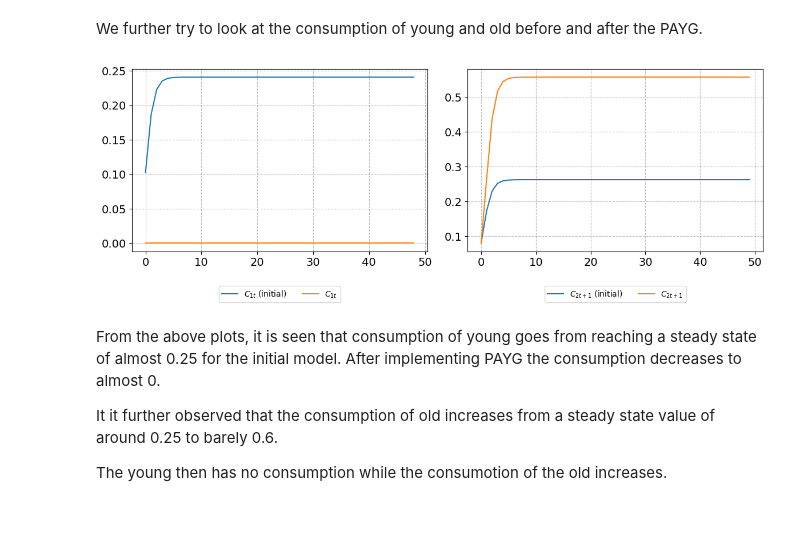
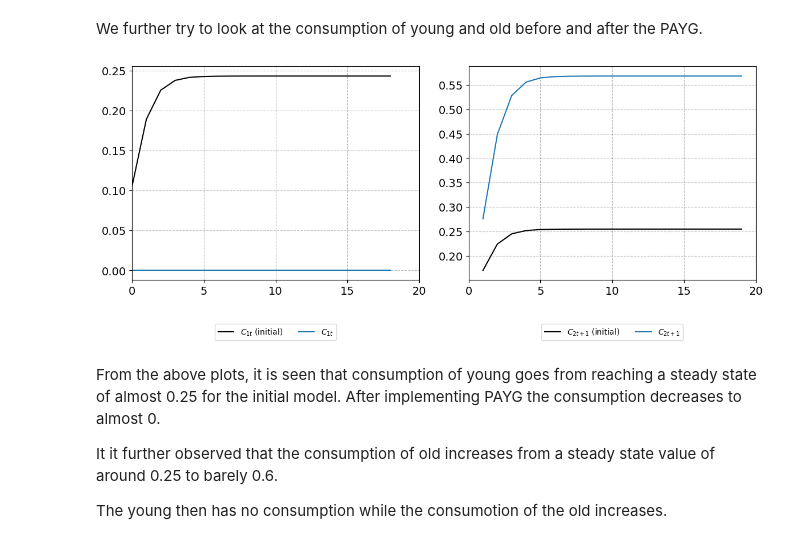
Before and after one commit to NumEconCopenhagen/projects-2023-cbjk, a Jupyter notebook: modelproject/modelproject.ipynb, the cells around one changed output. Drawn from its saved outputs; the diff is of its cells as text; code cells hidden in the pictures; blank space fills up the shorter version.

```diff
--- a/modelproject/modelproject.ipynb
+++ b/modelproject/modelproject.ipynb
@@ -318,25 +294,19 @@ $$
 As initially, the labour, $L_t$, and pupulation, $N_t$, are normalized to 1.
 # %%
 # a. call the class and set par and sim
-model3 = OLGModelClass()
+model3 = OLGclass()
 par = model3.par
 sim = model3.sim
 
-# b. initial capital stock
-par.K_lag_ini = 0.01
-
-# c. production
-par.production_function = 'cobb-douglas'
-
-# d. government
+# b. government
 sim.balanced_budget[:] = True # G changes to achieve this
 
-# e. PAYG
-par.d = 0.00000001
+# c. PAYG
+par.d = 0.01
 
-# f. simulate model
-model3.simulate()
+# d. simulate model
+model3.sim_model()
 
-# g. plot function
+# e. plot function
 plot_K(model3.sim.K_lag, K_lag_int = K_lag_int, K_lag_old = K_lag_tech)
 # %% [output]
@@ -348,9 +317,9 @@ As seen from the figure, implementing PAYG system the $K_{t-1}$ increases very m
 We further try to look at the consumption of young and old before and after the PAYG.
 # %%
 # a. plot consumption for old and young in PAYG compared to initial model
-plot_C(model.sim.C1, model3.sim.C1, model.sim.C2, model3.sim.C2)
+plot_C(C1 = model.sim.C1, C1_2 = model3.sim.C1, C2_1 = model.sim.C2_1, C2_1_2 = model3.sim.C2_1)
 # %% [output]
-[figure, old version]
+[figure, new version]
 # %% [markdown]
 From the above plots, it is seen that consumption of young goes from reaching a steady state of almost 0.25 for the initial model. After implementing PAYG the consumption decreases to almost 0.
 
```
Also changed, not shown: parts of 31 cells of this notebook, 1 other file.
